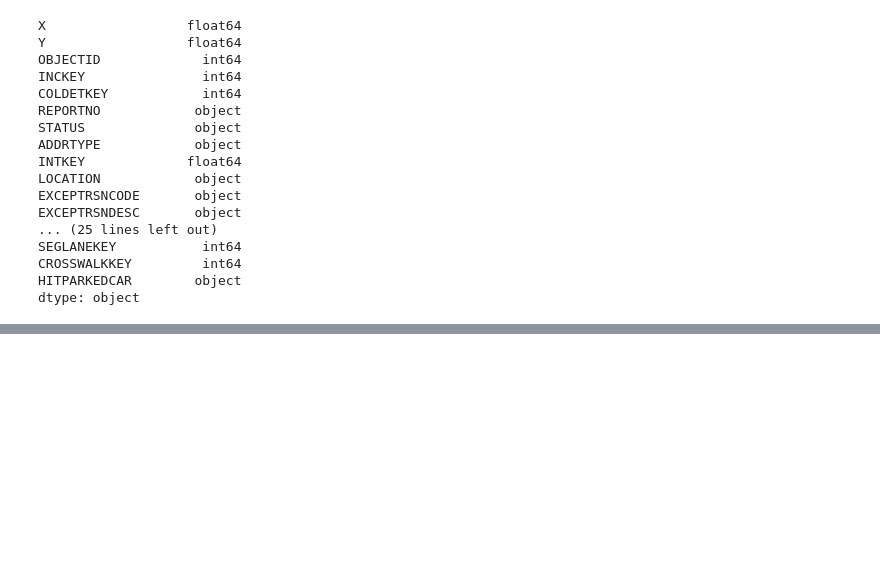
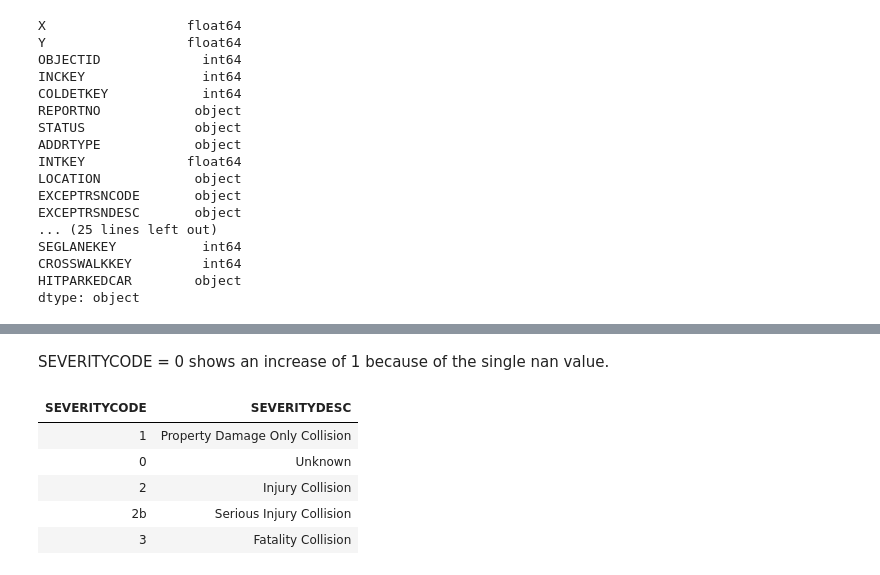
Before and after one commit to 1905jerry/Coursera_Capstone, a Jupyter notebook: Coursera_Capstone Project.ipynb, the cells around one changed output, grey strips where cells are left out. Cells and saved outputs as stored; diff of their text form; code cells hidden in the pictures; blank space fills up the shorter version.

```diff
--- a/Coursera_Capstone Project.ipynb
+++ b/Coursera_Capstone Project.ipynb
@@ -68,0 +188,12 @@ dtype: object
+# %% [markdown]
+SEVERITYCODE = 0 shows an increase of 1 because of the single nan value.
+# %%
+dftemp = df[["SEVERITYCODE", "SEVERITYDESC"]]
+dftemp[~(dftemp.duplicated())].style.hide_index()
+# %% [output]
+| SEVERITYCODE | SEVERITYDESC |
+| 1 | Property Damage Only Collision |
+| 0 | Unknown |
+| 2 | Injury Collision |
+| 2b | Serious Injury Collision |
+| 3 | Fatality Collision |
```
Also changed, not shown: parts of 39 cells of this notebook.
